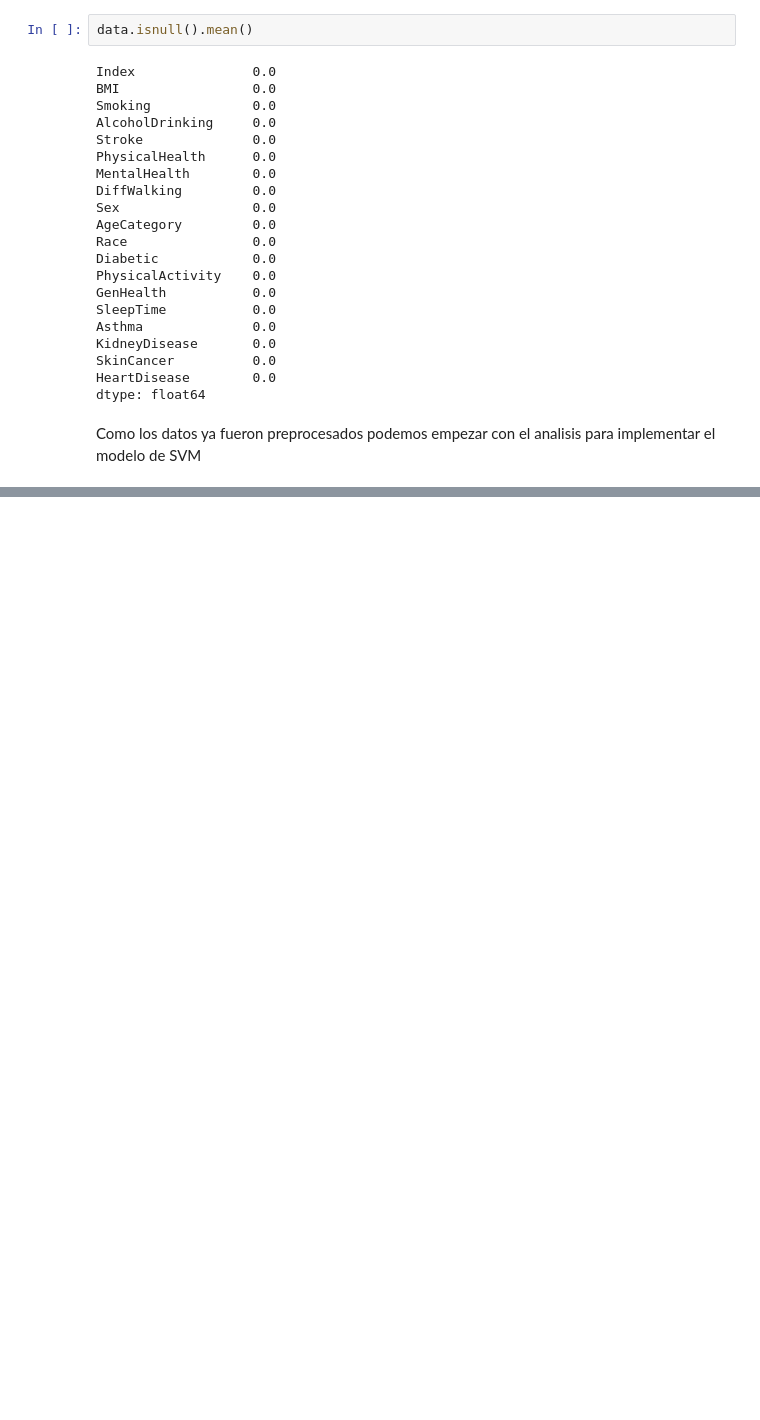
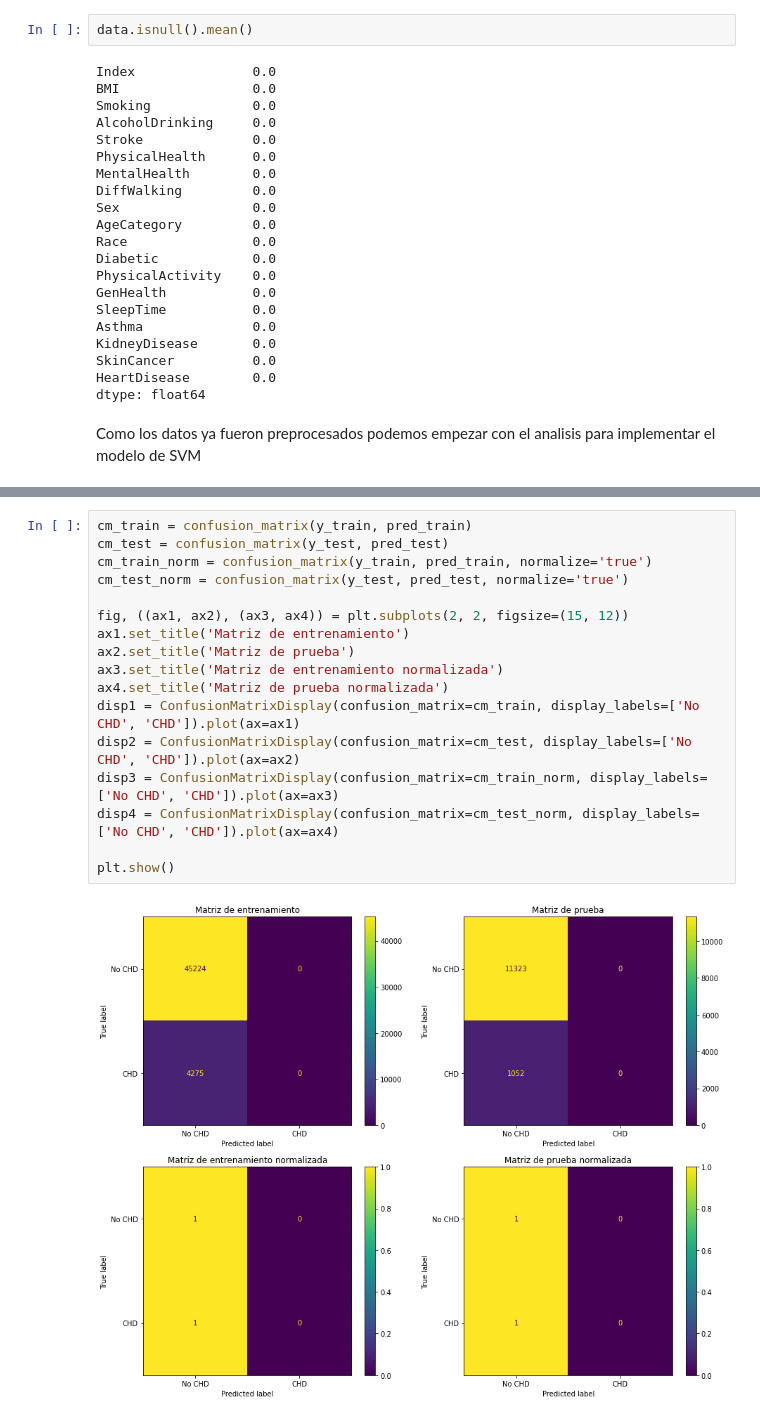
Before and after one commit to Gatos-de-negocios-BI/Laboratorio_1, a Jupyter notebook: svm.ipynb, the cells around one changed output, grey strips where cells are left out. Drawn from its saved outputs; the diff is of its cells as text; blank space fills up the shorter version.

```diff
--- a/svm.ipynb
+++ b/svm.ipynb
@@ -96,0 +137,19 @@ sns.countplot(x='HeartDisease', data=data)
+# %%
+cm_train = confusion_matrix(y_train, pred_train)
+cm_test = confusion_matrix(y_test, pred_test)
+cm_train_norm = confusion_matrix(y_train, pred_train, normalize='true')
+cm_test_norm = confusion_matrix(y_test, pred_test, normalize='true')
+
+fig, ((ax1, ax2), (ax3, ax4)) = plt.subplots(2, 2, figsize=(15, 12))
+ax1.set_title('Matriz de entrenamiento')
+ax2.set_title('Matriz de prueba')
+ax3.set_title('Matriz de entrenamiento normalizada')
+ax4.set_title('Matriz de prueba normalizada')
+disp1 = ConfusionMatrixDisplay(confusion_matrix=cm_train, display_labels=['No CHD', 'CHD']).plot(ax=ax1)
+disp2 = ConfusionMatrixDisplay(confusion_matrix=cm_test, display_labels=['No CHD', 'CHD']).plot(ax=ax2)
+disp3 = ConfusionMatrixDisplay(confusion_matrix=cm_train_norm, display_labels=['No CHD', 'CHD']).plot(ax=ax3)
+disp4 = ConfusionMatrixDisplay(confusion_matrix=cm_test_norm, display_labels=['No CHD', 'CHD']).plot(ax=ax4)
+
+plt.show()
+# %% [output]
+[figure, added]
```
Also changed, not shown: parts of 22 cells of this notebook.
